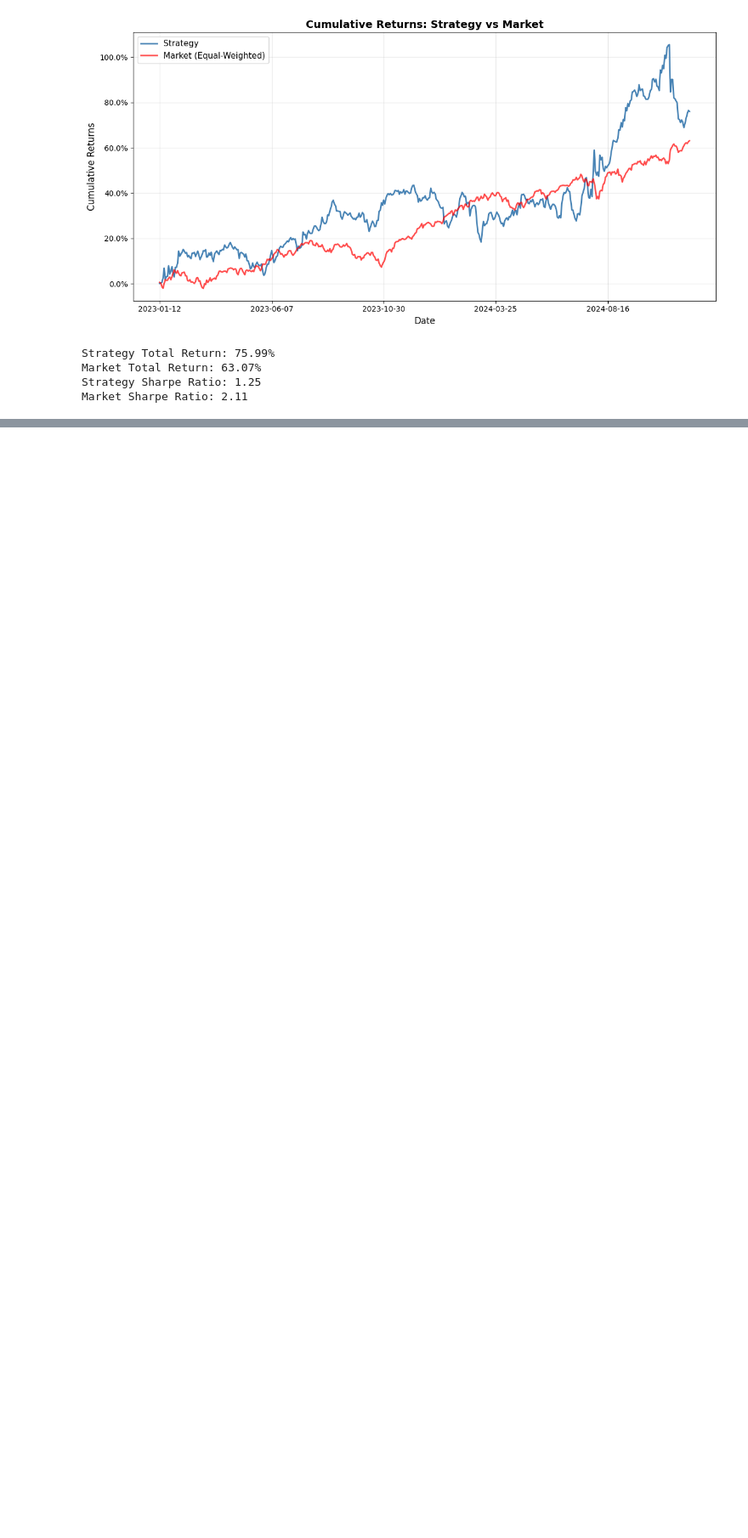
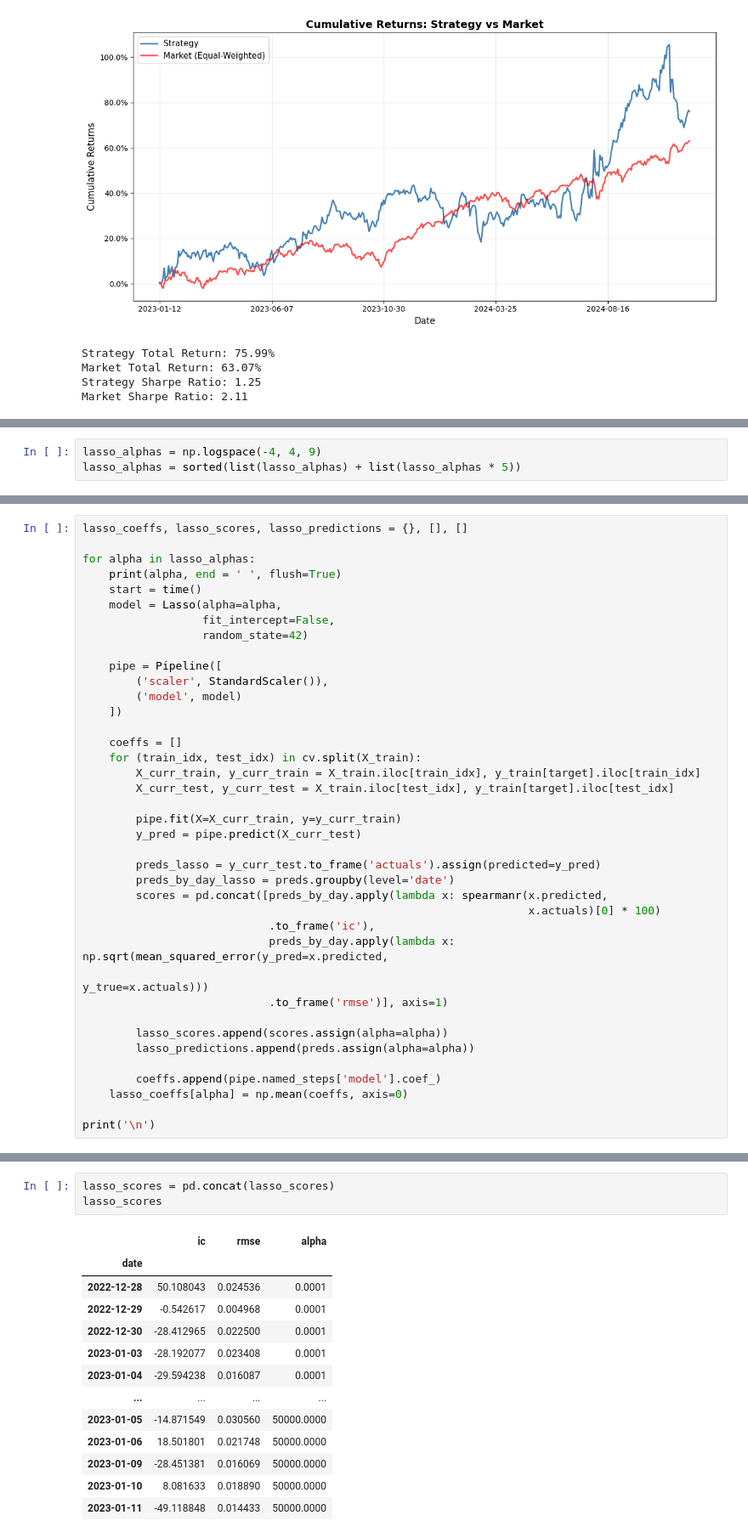
Before and after one commit to hontarea/time_series_forecasting, a Jupyter notebook: linear_regression.ipynb, the cells around one changed output, grey strips where cells are left out. Shown: that part at 85% size. Saved outputs shown, nothing was run; the diff lists cells and outputs as text; blank space fills up the shorter version.

Commit message:
Add Lasso Regression

```diff
--- a/linear_regression.ipynb
+++ b/linear_regression.ipynb
@@ -446,0 +449,3 @@ Market Sharpe Ratio: 2.11
+# %%
+lasso_alphas = np.logspace(-4, 4, 9)
+lasso_alphas = sorted(list(lasso_alphas) + list(lasso_alphas * 5))
@@ -446,0 +473,39 @@ Market Sharpe Ratio: 2.11
+# %%
+lasso_coeffs, lasso_scores, lasso_predictions = {}, [], []
+
+for alpha in lasso_alphas:
+    print(alpha, end = ' ', flush=True)
+    start = time()
+    model = Lasso(alpha=alpha,
+                  fit_intercept=False,
+                  random_state=42)
+
+    pipe = Pipeline([
+        ('scaler', StandardScaler()),
+        ('model', model)
+    ])
+
+    coeffs = []
+    for (train_idx, test_idx) in cv.split(X_train):
+        X_curr_train, y_curr_train = X_train.iloc[train_idx], y_train[target].iloc[train_idx]
+        X_curr_test, y_curr_test = X_train.iloc[test_idx], y_train[target].iloc[test_idx]
+
+        pipe.fit(X=X_curr_train, y=y_curr_train)
+        y_pred = pipe.predict(X_curr_test)
+
+        preds_lasso = y_curr_test.to_frame('actuals').assign(predicted=y_pred)
+        preds_by_day_lasso = preds.groupby(level='date')
+        scores = pd.concat([preds_by_day.apply(lambda x: spearmanr(x.predicted,
+                                                                   x.actuals)[0] * 100)
+                            .to_frame('ic'),
+                            preds_by_day.apply(lambda x: np.sqrt(mean_squared_error(y_pred=x.predicted,
+                                                                                    y_true=x.actuals)))
+                            .to_frame('rmse')], axis=1)
+
+        lasso_scores.append(scores.assign(alpha=alpha))
+        lasso_predictions.append(preds.assign(alpha=alpha))
+
+        coeffs.append(pipe.named_steps['model'].coef_)
+    lasso_coeffs[alpha] = np.mean(coeffs, axis=0)
+
+print('\n')
@@ -446,0 +514,17 @@ Market Sharpe Ratio: 2.11
+# %%
+lasso_scores = pd.concat(lasso_scores)
+lasso_scores
+# %% [output]
+|  | ic | rmse | alpha |
+| date |  |  |  |
+| 2022-12-28 | 50.108043 | 0.024536 | 0.0001 |
+| 2022-12-29 | -0.542617 | 0.004968 | 0.0001 |
+| 2022-12-30 | -28.412965 | 0.022500 | 0.0001 |
+| 2023-01-03 | -28.192077 | 0.023408 | 0.0001 |
+| 2023-01-04 | -29.594238 | 0.016087 | 0.0001 |
+| ... | ... | ... | ... |
+| 2023-01-05 | -14.871549 | 0.030560 | 50000.0000 |
+| 2023-01-06 | 18.501801 | 0.021748 | 50000.0000 |
+| 2023-01-09 | -28.451381 | 0.016069 | 50000.0000 |
+| 2023-01-10 | 8.081633 | 0.018890 | 50000.0000 |
+| 2023-01-11 | -49.118848 | 0.014433 | 50000.0000 |
```
Also changed, not shown: parts of 17 cells of this notebook.
